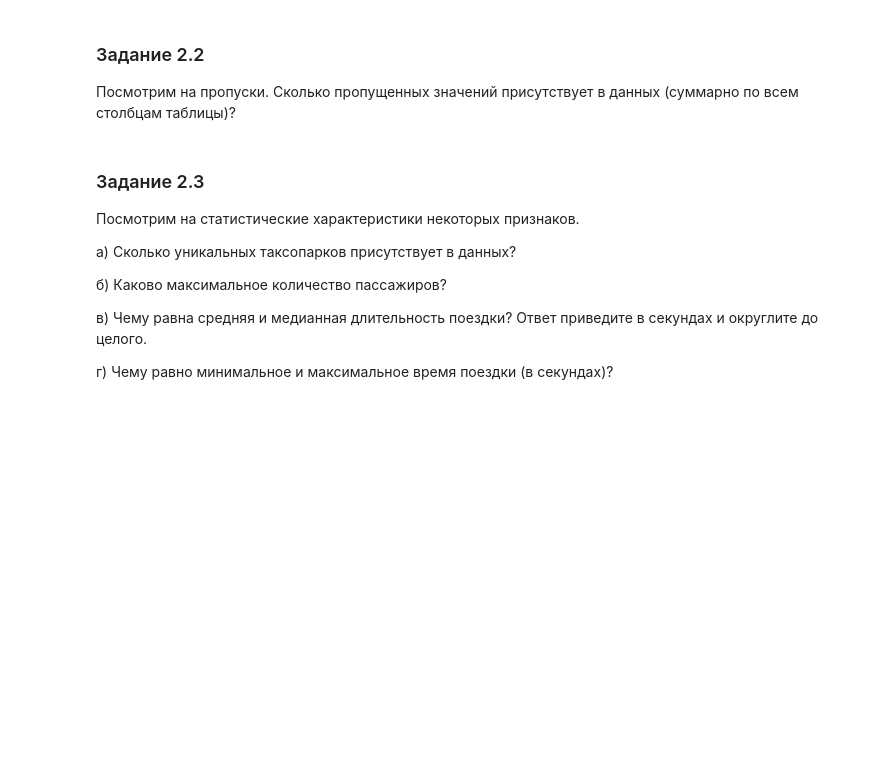
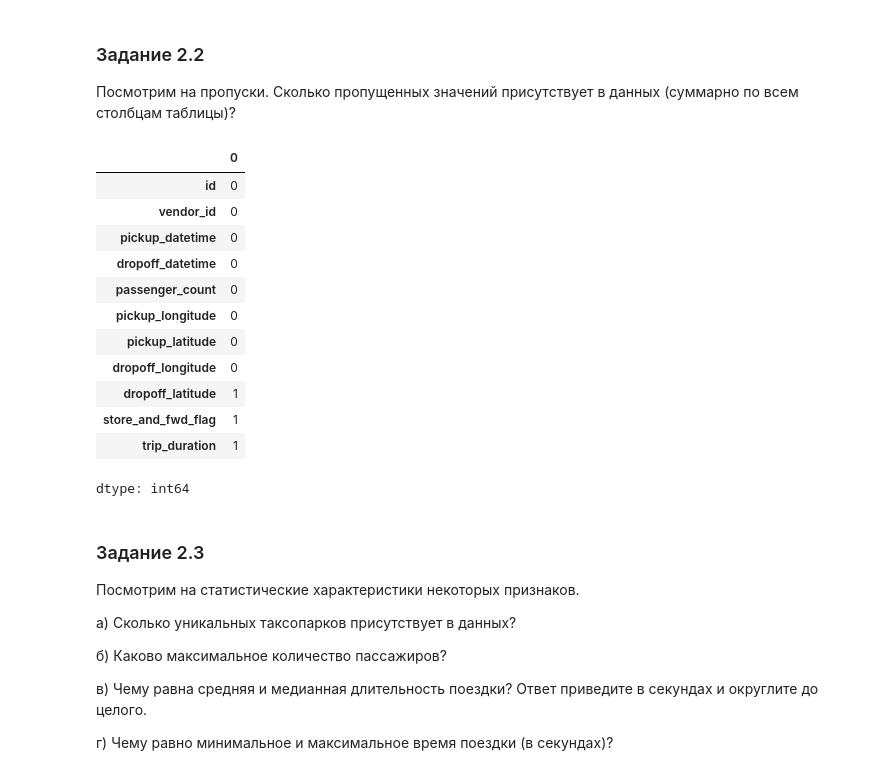
Before and after one commit to Mekhty111/NYC-Taxi-TripML, a Jupyter notebook: Project/Project-5._Ноутбук-шаблон.ipynb, the cells around one changed output. Saved outputs shown, nothing was run; the diff lists cells and outputs as text; code cells hidden in the pictures; blank space fills up the shorter version.

```diff
--- a/Project/Project-5._Ноутбук-шаблон.ipynb
+++ b/Project/Project-5._Ноутбук-шаблон.ipynb
@@ -99,0 +98,6 @@ Train data shape: (1458644, 11)
+# %%
+# ваш код здесь
+taxi_data['pickup_datetime'] = pd.to_datetime(taxi_data['pickup_datetime'], format='%Y-%m-%d %H:%M:%S')
+taxi_data['dropoff_datetime'] = pd.to_datetime(taxi_data['dropoff_datetime'], format='%Y-%m-%d %H:%M:%S')
+
+taxi_data['pickup_datetime'].describe()
@@ -103,6 +117,22 @@ Train data shape: (1458644, 11)
 Сколько пропущенных значений присутствует в данных (суммарно по всем столбцам таблицы)?
 # %%
 # ваш код здесь
+
+taxi_data.isnull().sum()
+# %% [output]
+|  | 0 |
+| id | 0 |
+| vendor_id | 0 |
+| pickup_datetime | 0 |
+| dropoff_datetime | 0 |
+| passenger_count | 0 |
+| pickup_longitude | 0 |
+| pickup_latitude | 0 |
+| dropoff_longitude | 0 |
+| dropoff_latitude | 1 |
+| store_and_fwd_flag | 1 |
+| trip_duration | 1 |
+dtype: int64
 # %% [markdown]
 ### Задание 2.3
 Посмотрим на статистические характеристики некоторых признаков.
```
Also changed, not shown: parts of 7 cells of this notebook.
